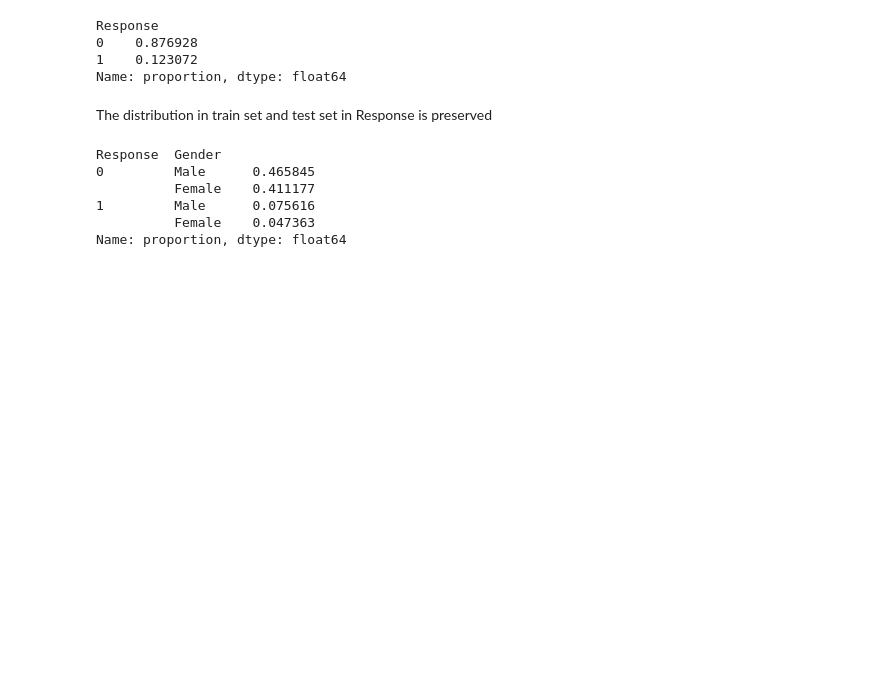
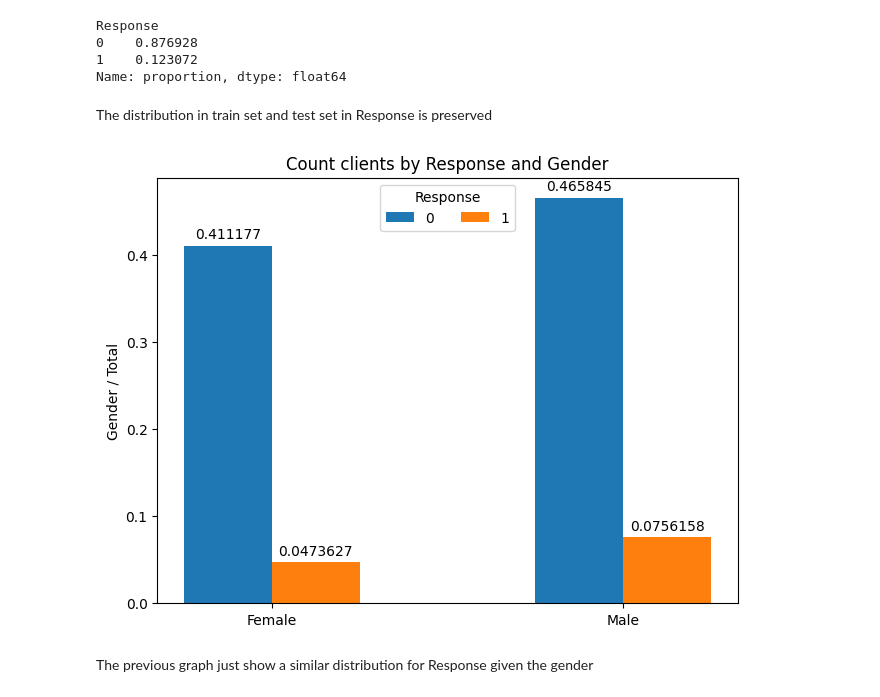
Before and after one commit to anielv95/kaggle-pg-4x07, a Jupyter notebook: notebooks/eda.ipynb, the cells around one changed output. Saved outputs shown, nothing was run; the diff lists cells and outputs as text; code cells hidden in the pictures; blank space fills up the shorter version.

Commit message:
add gender and response graph

```diff
--- a/notebooks/eda.ipynb
+++ b/notebooks/eda.ipynb
@@ -206,12 +206,3 @@ Response
 Name: proportion, dtype: float64
 # %% [markdown]
 The distribution in train set and test set in Response is preserved
-# %%
-train_train[["Response","Gender"]].value_counts(normalize=True)
-# %% [output]
-Response  Gender
-0         Male      0.465845
-          Female    0.411177
-1         Male      0.075616
-          Female    0.047363
-Name: proportion, dtype: float64
@@ -219,0 +209,39 @@ Name: proportion, dtype: float64
+# %%
+
+x_values = train_train["Gender"].unique()
+
+categories = train_train["Response"].unique()
+
+counting = train_train[["Response","Gender"]].value_counts(normalize=True)
+
+values = {}
+for categorie_ith in categories:
+    values[categorie_ith] = counting[categorie_ith].sort_index().values
+
+
+x = np.arange(len(x_values))  # the label locations
+width = 0.25  # the width of the bars
+multiplier = 0
+
+fig, ax = plt.subplots(layout='constrained')
+
+
+for attribute, measurement in values.items():
+    offset = width * multiplier
+    rects = ax.bar(x + offset, measurement, width, label=attribute)
+    ax.bar_label(rects, padding=3)
+    multiplier += 1
+
+# Add some text for labels, title and custom x-axis tick labels, etc.
+ax.set_ylabel('Gender / Total')
+ax.set_title('Count clients by Response and Gender')
+ax.set_xticks(x + width/2, x_values)
+ax.legend(title="Response",loc='upper center', ncols=2)
+
+#ax.set_ylim(0, 250)
+
+plt.show()
+# %% [output]
+[figure, added]
+# %% [markdown]
+The previous graph just show a similar distribution for Response given the gender
```
Also changed, not shown: parts of 1 cell of this notebook.
